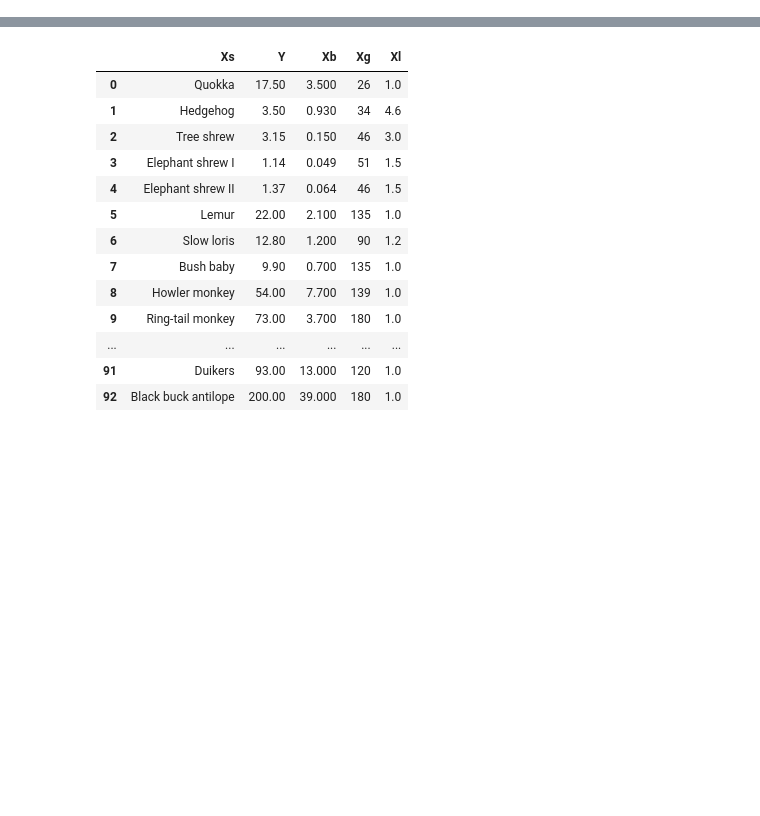
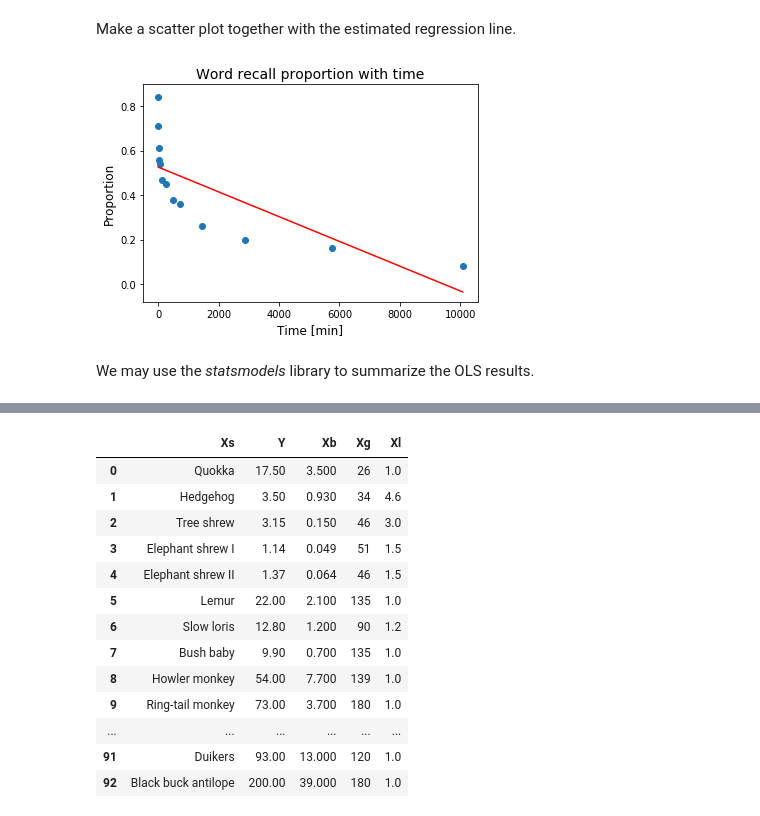
Before and after one commit to Gaushoki/Advanced-Machine-Learning, a Jupyter notebook: Vol1-LabExercises/Chapter3/Ch3-Ex5-NonlinearTransformations.ipynb, the cells around one changed output, grey strips where cells are left out. Saved outputs shown, nothing was run; the diff lists cells and outputs as text; code cells hidden in the pictures; blank space fills up the shorter version.

```diff
--- a/Vol1-LabExercises/Chapter3/Ch3-Ex5-NonlinearTransformations.ipynb
+++ b/Vol1-LabExercises/Chapter3/Ch3-Ex5-NonlinearTransformations.ipynb
@@ -166,0 +48,3 @@ As a first step, we read the *Asbio_data_case0902* file into a pandas dataframe.
+# %%
+dataWR = pd.read_csv(os.path.join('data','WordRecall.csv'),sep='\t')
+dataWR
@@ -166,0 +66,17 @@ As a first step, we read the *Asbio_data_case0902* file into a pandas dataframe.
+# %% [markdown]
+Make a scatter plot together with the estimated regression line.
+# %%
+plt.scatter(dataWR['time'],dataWR['prop'])
+plt.title('Word recall proportion with time',fontsize=14)
+plt.xlabel('Time [min]',fontsize=12)
+plt.ylabel('Proportion',fontsize=12)
+lr=LinearRegression()
+lr.fit(np.array(dataWR['time']).reshape(-1,1),dataWR['prop'])
+ymin,ymax=lr.intercept_+lr.coef_[0]*dataWR['time'].min(),\
+lr.intercept_+lr.coef_[0]*dataWR['time'].max()
+plt.plot([dataWR['time'].min(),dataWR['time'].max()],[ymin,ymax],'r-')
+plt.show()
+# %% [output]
+[figure, added]
+# %% [markdown]
+We may use the *statsmodels* library to summarize the OLS results.
```
Also changed, not shown: parts of 54 cells of this notebook, 1 other file.
